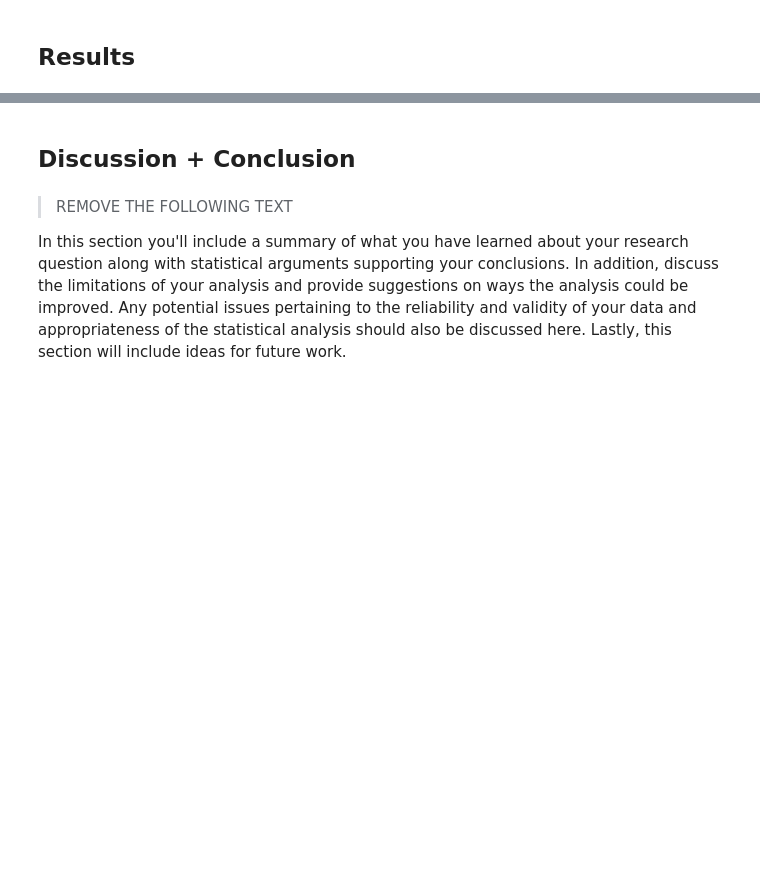
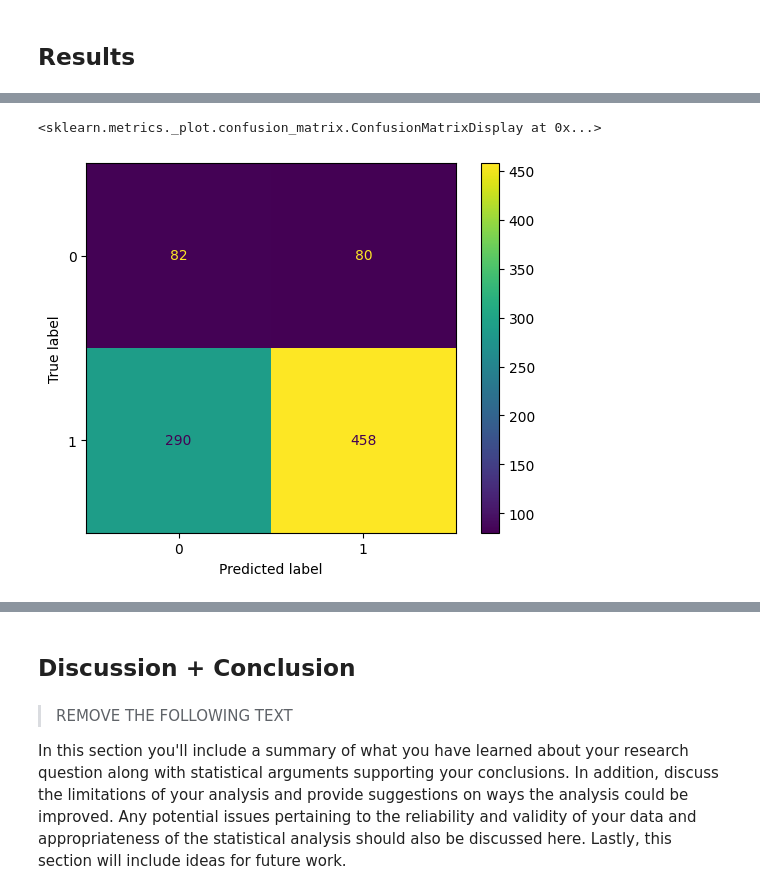
Before and after one commit to HdM-DataAnalytics/Project, a Jupyter notebook: reports/report.ipynb, the cells around one changed output, grey strips where cells are left out. Cells and saved outputs as stored; diff of their text form; code cells hidden in the pictures; blank space fills up the shorter version.

```diff
--- a/reports/report.ipynb
+++ b/reports/report.ipynb
@@ -34,0 +101,9 @@ Focus on the variables that help you answer the research question and that provi
+# %%
+model_cls_bal = pickle.load(open("../models/log-reg.pkl", "rb"))
+# %%
+y_pred_bal = model_cls_bal.predict(X_cls_test)
+# %%
+ConfusionMatrixDisplay.from_predictions(y_cls_test, y_pred_bal, display_labels=model_cls_bal.classes_)
+# %% [output]
+<sklearn.metrics._plot.confusion_matrix.ConfusionMatrixDisplay at 0x...>
+[figure, added]
```
Also changed, not shown: parts of 26 cells of this notebook, 4 other files.
